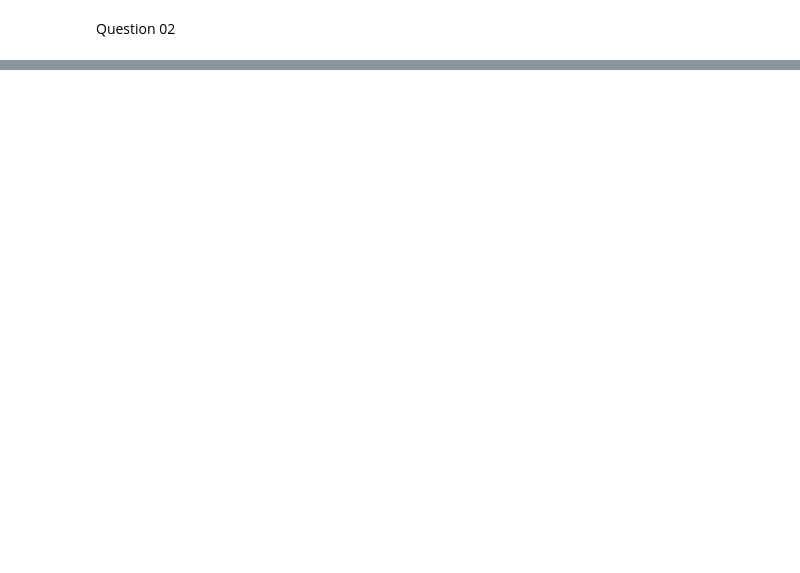
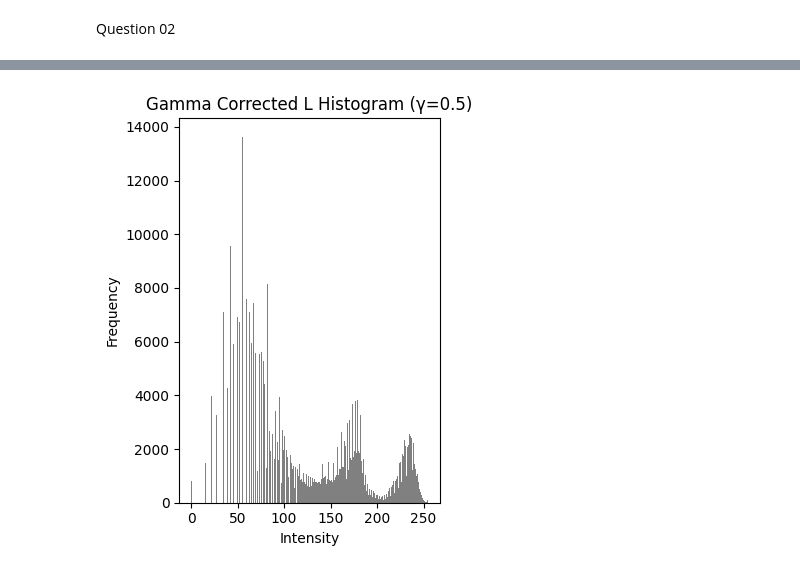
Before and after one commit to Hela327/ComputerVision, a Jupyter notebook: question02.ipynb, the cells around one changed output, grey strips where cells are left out. Cells and saved outputs as stored; diff of their text form; code cells hidden in the pictures; blank space fills up the shorter version.

```diff
--- a/question02.ipynb
+++ b/question02.ipynb
@@ -60,0 +72,12 @@ plt.show()
+# %%
+# Gamma corrected L channel histogram
+plt.subplot(1,2,2)
+plt.hist(L_new.ravel(), bins=256, color='gray')
+plt.title(f"Gamma Corrected L Histogram (γ={gamma})")
+plt.xlabel("Intensity")
+plt.ylabel("Frequency")
+
+plt.tight_layout()
+plt.show()
+# %% [output]
+[figure, added]
```
Also changed, not shown: parts of 3 cells of this notebook, 2 other files.
